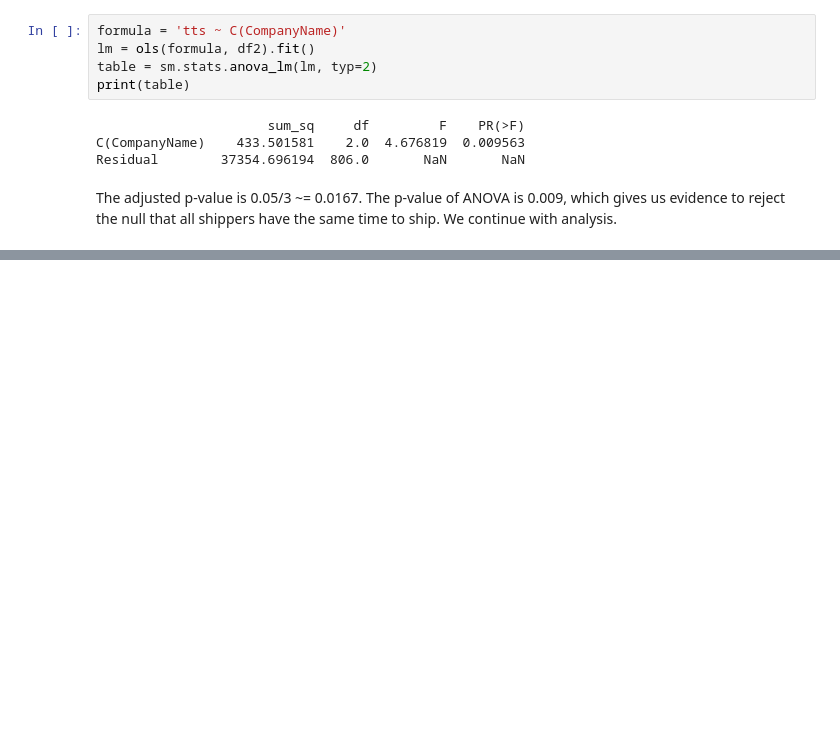
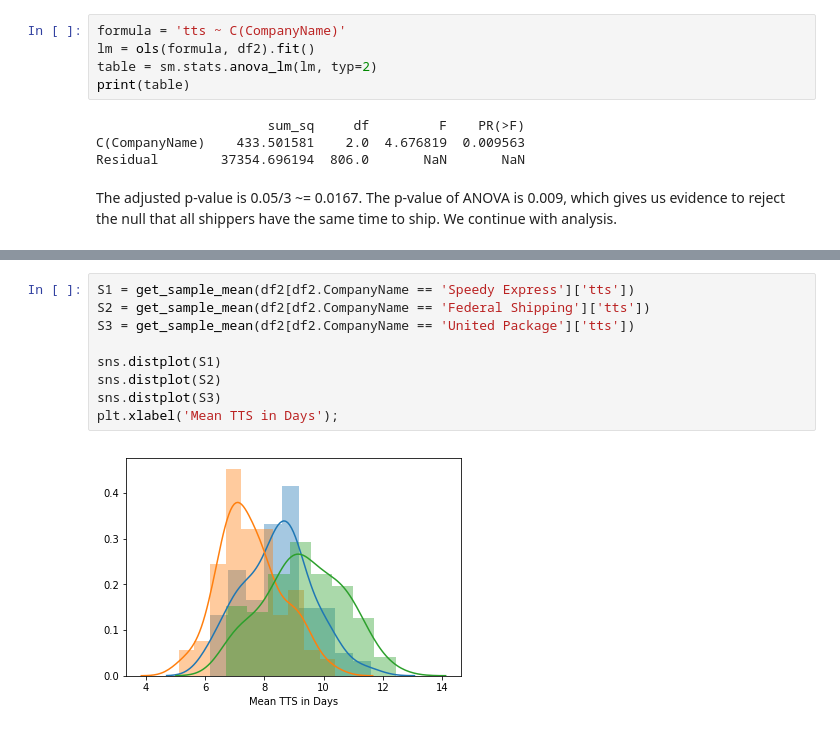
Before and after one commit to zachzazueta/Northwinds_redo, a Jupyter notebook: Northwinds_redo1.ipynb, the cells around one changed output, grey strips where cells are left out. Cells and saved outputs as stored; diff of their text form; blank space fills up the shorter version.

```diff
--- a/Northwinds_redo1.ipynb
+++ b/Northwinds_redo1.ipynb
@@ -343,0 +344,11 @@ for i in range(0,3):
+# %%
+S1 = get_sample_mean(df2[df2.CompanyName == 'Speedy Express']['tts'])
+S2 = get_sample_mean(df2[df2.CompanyName == 'Federal Shipping']['tts'])
+S3 = get_sample_mean(df2[df2.CompanyName == 'United Package']['tts'])
+
+sns.distplot(S1)
+sns.distplot(S2)
+sns.distplot(S3)
+plt.xlabel('Mean TTS in Days');
+# %% [output]
+[figure, added]
```
Also changed, not shown: parts of 7 cells of this notebook.
